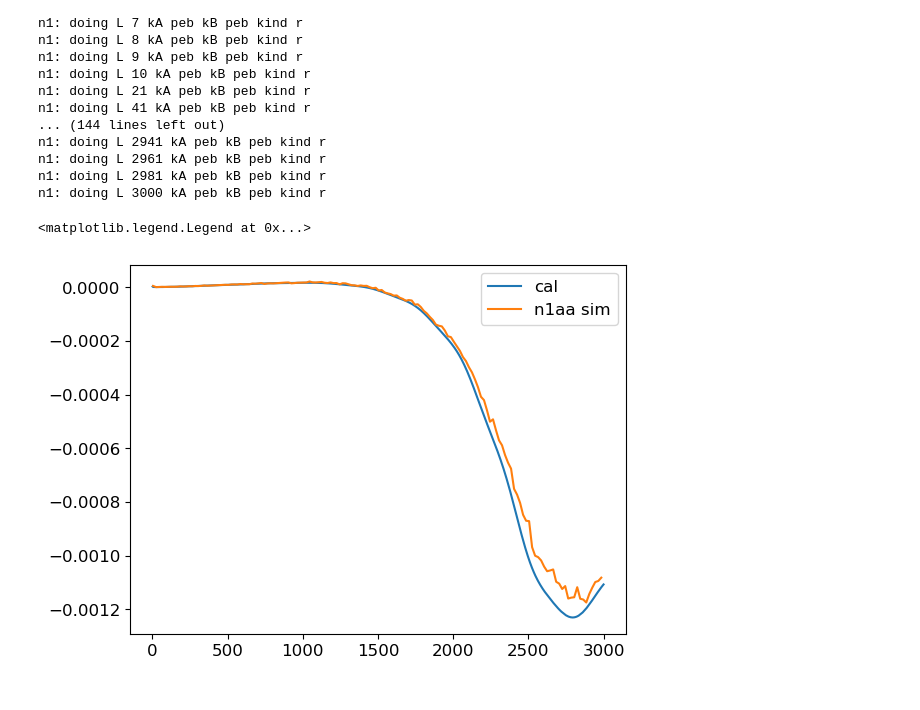
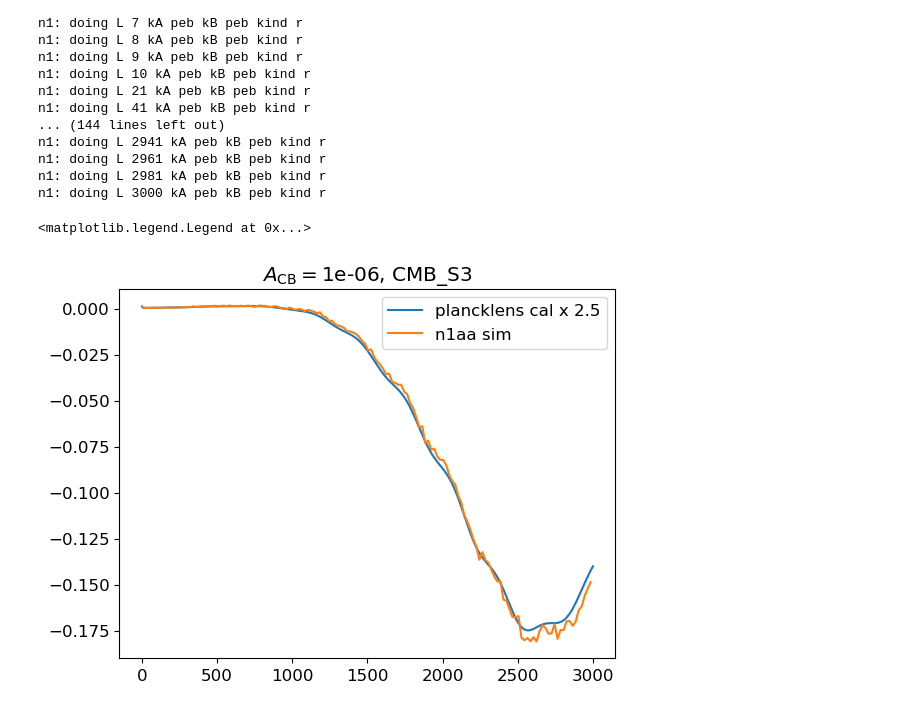
Before and after one commit to HongboCai/lens_rot_bias, a Jupyter notebook: test_N1aa/N1aa_test.ipynb, the cells around one changed output. Cells and saved outputs as stored; diff of their text form; code cells hidden in the pictures.

Commit message:
saved N1aa_plancklens and N1aa_domainwall

```diff
--- a/test_N1aa/N1aa_test.ipynb
+++ b/test_N1aa/N1aa_test.ipynb
@@ -29,8 +29,8 @@ exps_config = {
     }
 }
 # %%
-A_cb = 1e-08
-experiment = 'CMB_S4'
+A_cb = 1e-06
+experiment = 'CMB_S3'
 
 lmax = 3000
 ellmin = 30
@@ -115,9 +119,12 @@ n1: doing L 3000 kA peb kB peb kind r
+# %%
+n1aa_plancklens = np.loadtxt('../output/N1aa_plancklens/N1aa_2.5plancklens_%s_%s_%s_%s'%(A_cb, experiment, ellmin, ellmax)+'.dat')
 # %%
 Ls = np.arange(5, ellmax+1, 20)
-frac_bias=((N0s['p_p'])**2*n1aa)[2:]/clpp[2:]
-plt.plot(ls[2:], pi*frac_bias, label='cal')
+clpp[2:]
+plt.plot(ls[2:], n1aa_plancklens[2:]/clpp[2:], label='plancklens cal x 2.5')
 plt.plot(Ls, n1aa_sim[Ls]/clpp[Ls], label='n1aa sim')
+plt.title(r"$A_{\rm CB}=$%s, %s"%(A_cb, experiment))
 plt.legend()
 # %% [output]
 <matplotlib.legend.Legend at 0x...>
-[figure, old version]
+[figure, new version]
```
Also changed, not shown: parts of 5 cells of this notebook, 11 other files.
